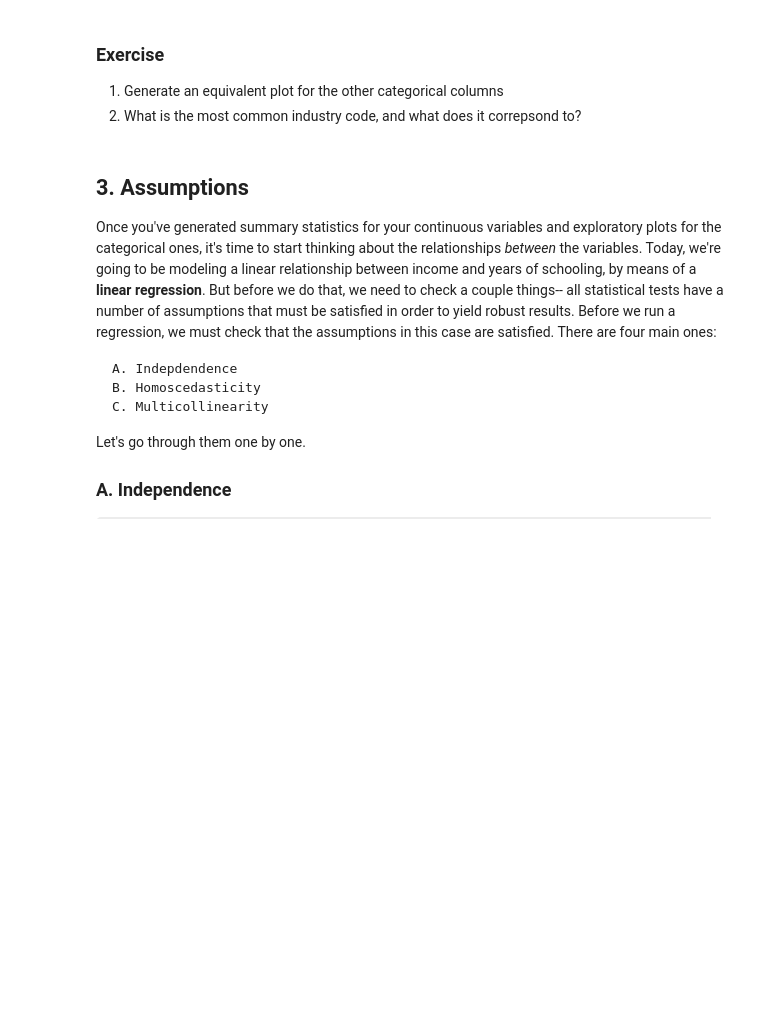
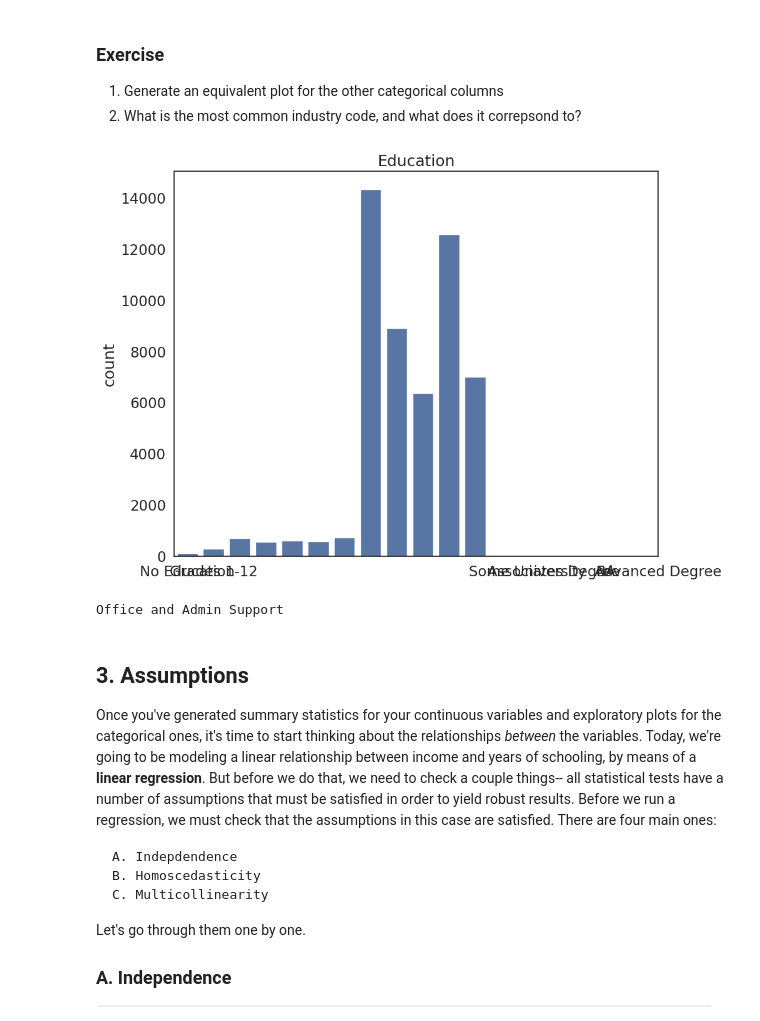
Before and after one commit to wigglyworm88/QM2, a Jupyter notebook: notebooks/W07. Linear Regression.ipynb, the cells around one changed output. Cells and saved outputs as stored; diff of their text form; code cells hidden in the pictures; blank space fills up the shorter version.

```diff
--- a/notebooks/W07. Linear Regression.ipynb
+++ b/notebooks/W07. Linear Regression.ipynb
@@ -162,6 +162,24 @@ plt.show() # show the plot
 
 1. Generate an equivalent plot for the other categorical columns
 2. What is the most common industry code, and what does it correpsond to?
+# %%
+# Generate an equivalent plot for the other categorical columns
+sns.countplot(data=reg_df, x='sch') # plot the union variable
+
+plt.title('Education') # add a title
+plt.xlabel('') # remove the x axis label
+plt.xticks(ticks=[0,1,13,14,16,18],labels=['No Education', 'Grades 1-12','Some University','Associates Degree', 'BA', 'Advanced Degree'])
+plt.show() # show the plot
+
+#most common industry code
+industries = reg_df[reg_df['occupation'] != '.']
+
+# Find the most common valid industry
+most_common_industry = industries['occupation'].mode()[0]
+print(most_common_industry)
+# %% [output]
+[figure, added]
+Office and Admin Support
 # %% [markdown]
 ## 3. Assumptions
 
```
Also changed, not shown: parts of 6 cells of this notebook.
